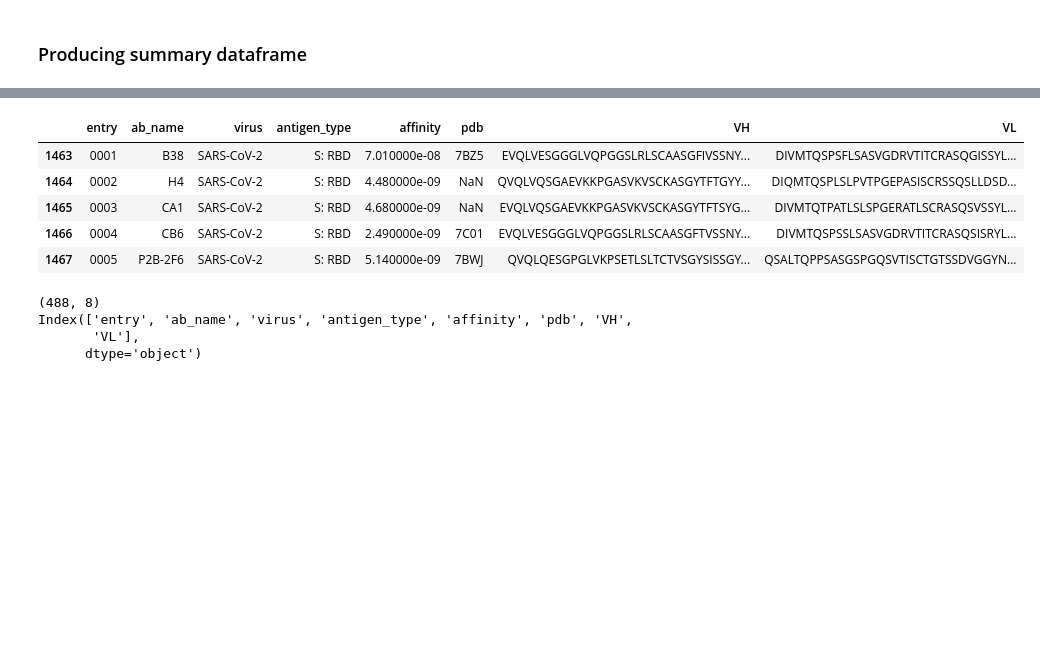
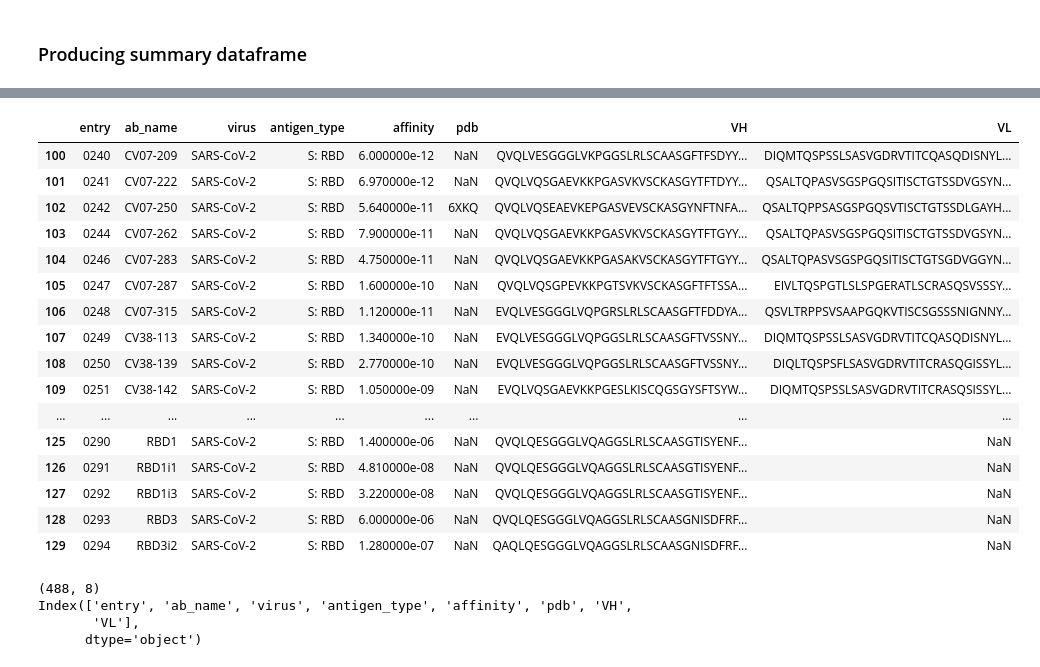
Before and after one commit to Philament1/ANTIPASTI, a Jupyter notebook: notebooks/Training.ipynb, the cells around one changed output, grey strips where cells are left out. Saved outputs shown, nothing was run; the diff lists cells and outputs as text; code cells hidden in the pictures; blank space fills up the shorter version.

```diff
--- a/notebooks/Training.ipynb
+++ b/notebooks/Training.ipynb
@@ -38,0 +53,4 @@ print(len(s6vxx))
+# %%
+for idx, (a, b) in enumerate(zip(s6vyb, s6vxx)):
+    if a != b:
+        print(f"Index: {idx}, s6vyb: {a}, s6vxx: {b}")
@@ -200,16 +240,28 @@ def convert_affinity(value):
             raise ValueError(f"Unexpected format for affinity value: {value}")
 
 df_abcov_summary['affinity'] = df_abcov_summary['affinity'].apply(convert_affinity)
+df_abcov_summary.reset_index(drop=True, inplace=True)
 # %%
-df_abcov_summary['affinity'].describe()
-df_abcov_summary.head()
+# df_abcov_summary['affinity'].describe()
+df_abcov_summary[100:130]
 # %% [output]
 |  | entry | ab_name | virus | antigen_type | affinity | pdb | VH | VL |
-| 1463 | 0001 | B38 | SARS-CoV-2 | S: RBD | 7.010000e-08 | 7BZ5 | EVQLVESGGGLVQPGGSLRLSCAASGFIVSSNY... | DIVMTQSPSFLSASVGDRVTITCRASQGISSYL... |
-| 1464 | 0002 | H4 | SARS-CoV-2 | S: RBD | 4.480000e-09 | NaN | QVQLVQSGAEVKKPGASVKVSCKASGYTFTGYY... | DIQMTQSPLSLPVTPGEPASISCRSSQSLLDSD... |
-| 1465 | 0003 | CA1 | SARS-CoV-2 | S: RBD | 4.680000e-09 | NaN | EVQLVQSGAEVKKPGASVKVSCKASGYTFTSYG... | DIVMTQTPATLSLSPGERATLSCRASQSVSSYL... |
-| 1466 | 0004 | CB6 | SARS-CoV-2 | S: RBD | 2.490000e-09 | 7C01 | EVQLVESGGGLVQPGGSLRLSCAASGFTVSSNY... | DIVMTQSPSSLSASVGDRVTITCRASQSISRYL... |
-| 1467 | 0005 | P2B-2F6 | SARS-CoV-2 | S: RBD | 5.140000e-09 | 7BWJ | QVQLQESGPGLVKPSETLSLTCTVSGYSISSGY... | QSALTQPPSASGSPGQSVTISCTGTSSDVGGYN... |
+| 100 | 0240 | CV07-209 | SARS-CoV-2 | S: RBD | 6.000000e-12 | NaN | QVQLVESGGGLVKPGGSLRLSCAASGFTFSDYY... | DIQMTQSPSSLSASVGDRVTITCQASQDISNYL... |
+| 101 | 0241 | CV07-222 | SARS-CoV-2 | S: RBD | 6.970000e-12 | NaN | QVQLVQSGAEVKKPGASVKVSCKASGYTFTDYY... | QSALTQPASVSGSPGQSITISCTGTSSDVGSYN... |
+| 102 | 0242 | CV07-250 | SARS-CoV-2 | S: RBD | 5.640000e-11 | 6XKQ | QVQLVQSEAEVKEPGASVEVSCKASGYNFTNFA... | QSALTQPPSASGSPGQSVTISCTGTSSDLGAYH... |
+| 103 | 0244 | CV07-262 | SARS-CoV-2 | S: RBD | 7.900000e-11 | NaN | QVQLVQSGAEVKKPGASVKVSCKASGYTFTGYY... | QSALTQPASVSGSPGQSITISCTGTSSDVGSYN... |
+| 104 | 0246 | CV07-283 | SARS-CoV-2 | S: RBD | 4.750000e-11 | NaN | QVQLVQSGAEVKKPGASAKVSCKASGYTFTGYY... | QSALTQPASVSGSPGQSITISCTGTSGDVGGYN... |
+| 105 | 0247 | CV07-287 | SARS-CoV-2 | S: RBD | 1.600000e-10 | NaN | QVQLVQSGPEVKKPGTSVKVSCKASGFTFTSSA... | EIVLTQSPGTLSLSPGERATLSCRASQSVSSSY... |
+| 106 | 0248 | CV07-315 | SARS-CoV-2 | S: RBD | 1.120000e-11 | NaN | EVQLVESGGGLVQPGRSLRLSCAASGFTFDDYA... | QSVLTRPPSVSAAPGQKVTISCSGSSSNIGNNY... |
+| 107 | 0249 | CV38-113 | SARS-CoV-2 | S: RBD | 1.340000e-10 | NaN | EVQLVESGGGLVQPGGSLRLSCAASGFTVSSNY... | DIQMTQSPSSLSASVGDRVTITCQASQDISNYL... |
+| 108 | 0250 | CV38-139 | SARS-CoV-2 | S: RBD | 2.770000e-10 | NaN | EVQLVESGGGLVQPGGSLRLSCAASGFTVSSNY... | DIQLTQSPSFLSASVGDRVTITCRASQGISSYL... |
+| 109 | 0251 | CV38-142 | SARS-CoV-2 | S: RBD | 1.050000e-09 | NaN | EVQLVQSGAEVKKPGESLKISCQGSGYSFTSYW... | DIQMTQSPSSLSASVGDRVTITCRASQSISSYL... |
+| ... | ... | ... | ... | ... | ... | ... | ... | ... |
+| 125 | 0290 | RBD1 | SARS-CoV-2 | S: RBD | 1.400000e-06 | NaN | QVQLQESGGGLVQAGGSLRLSCAASGTISYENF... | NaN |
+| 126 | 0291 | RBD1i1 | SARS-CoV-2 | S: RBD | 4.810000e-08 | NaN | QVQLQESGGGLVQAGGSLRLSCAASGTISYENF... | NaN |
+| 127 | 0292 | RBD1i3 | SARS-CoV-2 | S: RBD | 3.220000e-08 | NaN | QVQLQESGGGLVQAGGSLRLSCAASGTISYENF... | NaN |
+| 128 | 0293 | RBD3 | SARS-CoV-2 | S: RBD | 6.000000e-06 | NaN | QVQLQESGGGLVQAGGSLRLSCAASGNISDFRF... | NaN |
+| 129 | 0294 | RBD3i2 | SARS-CoV-2 | S: RBD | 1.280000e-07 | NaN | QAQLQESGGGLVQAGGSLRLSCAASGNISDFRF... | NaN |
 # %%
 print(df_abcov_summary.shape)
 print(df_abcov_summary.columns)
```
Also changed, not shown: parts of 83 cells of this notebook.
